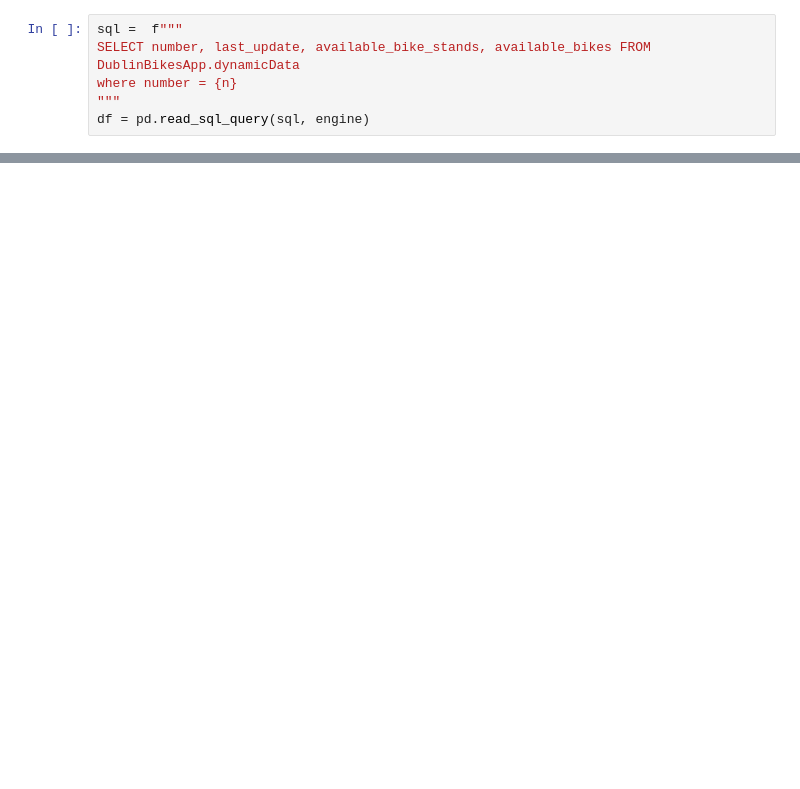
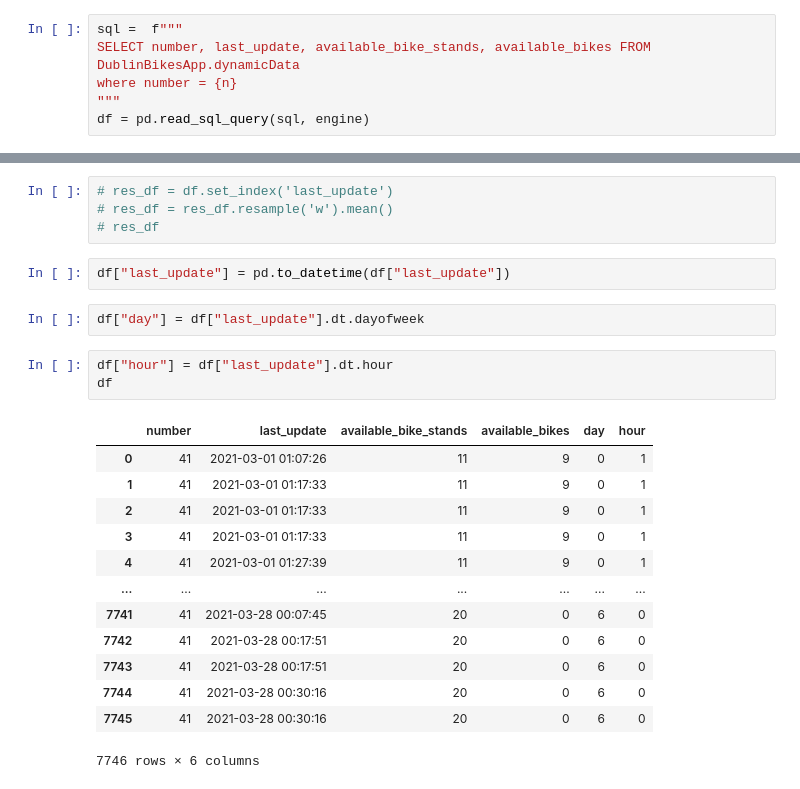
Before and after one commit to AdamMcCarthyCompSci/Dublin-Bikes-App, a Jupyter notebook: graph.ipynb, the cells around one changed output, grey strips where cells are left out. Drawn from its saved outputs; the diff is of its cells as text; blank space fills up the shorter version.

```diff
--- a/graph.ipynb
+++ b/graph.ipynb
@@ -80,0 +81,25 @@ df
+# %%
+# res_df = df.set_index('last_update')
+# res_df = res_df.resample('w').mean()
+# res_df
+# %%
+df["last_update"] = pd.to_datetime(df["last_update"])
+# %%
+df["day"] = df["last_update"].dt.dayofweek
+# %%
+df["hour"] = df["last_update"].dt.hour
+df
+# %% [output]
+|  | number | last_update | available_bike_stands | available_bikes | day | hour |
+| 0 | 41 | 2021-03-01 01:07:26 | 11 | 9 | 0 | 1 |
+| 1 | 41 | 2021-03-01 01:17:33 | 11 | 9 | 0 | 1 |
+| 2 | 41 | 2021-03-01 01:17:33 | 11 | 9 | 0 | 1 |
+| 3 | 41 | 2021-03-01 01:17:33 | 11 | 9 | 0 | 1 |
+| 4 | 41 | 2021-03-01 01:27:39 | 11 | 9 | 0 | 1 |
+| ... | ... | ... | ... | ... | ... | ... |
+| 7741 | 41 | 2021-03-28 00:07:45 | 20 | 0 | 6 | 0 |
+| 7742 | 41 | 2021-03-28 00:17:51 | 20 | 0 | 6 | 0 |
+| 7743 | 41 | 2021-03-28 00:17:51 | 20 | 0 | 6 | 0 |
+| 7744 | 41 | 2021-03-28 00:30:16 | 20 | 0 | 6 | 0 |
+| 7745 | 41 | 2021-03-28 00:30:16 | 20 | 0 | 6 | 0 |
+7746 rows × 6 columns
```
Also changed, not shown: parts of 12 cells of this notebook, 4 other files.
